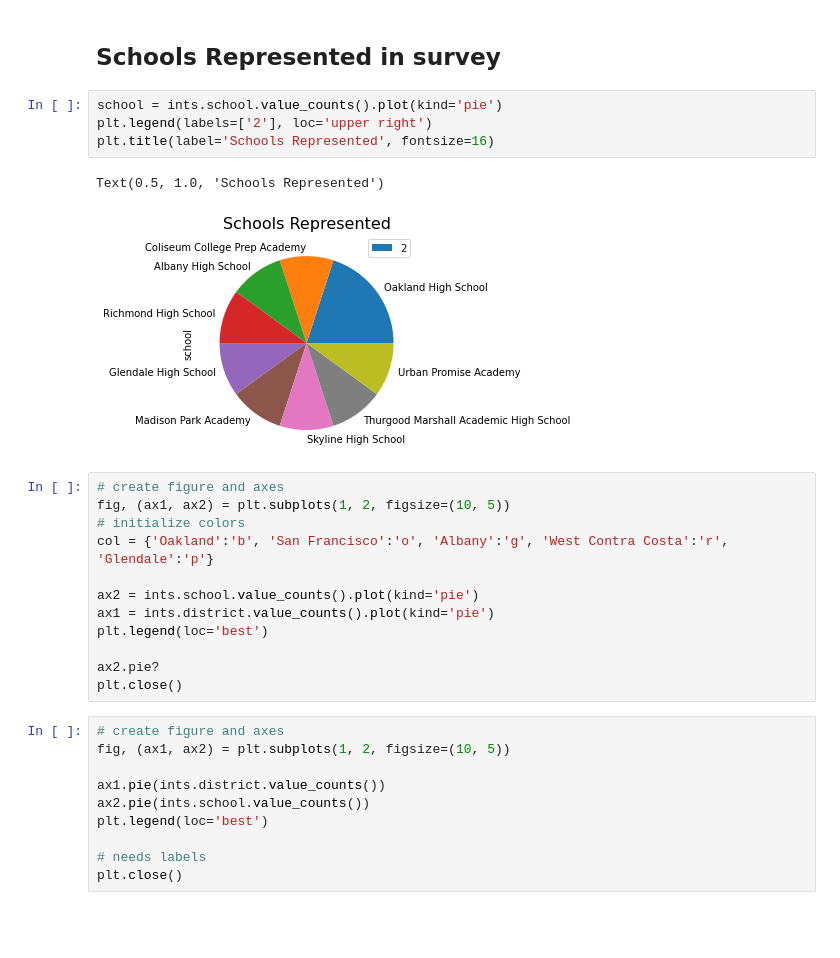
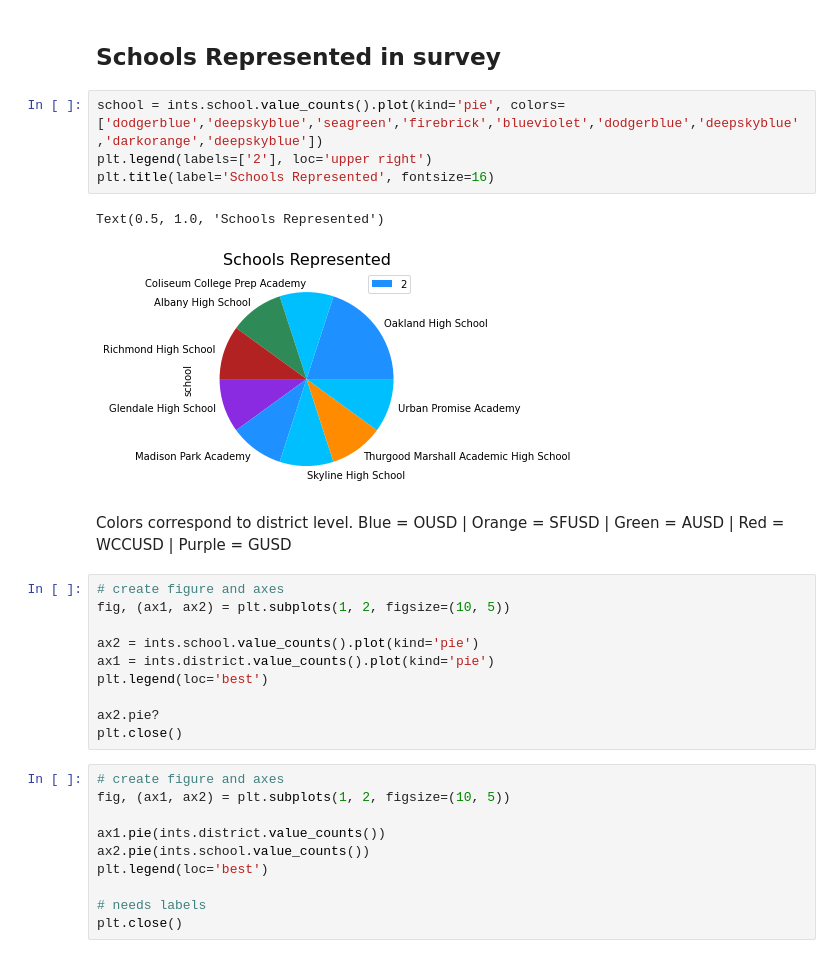
Before and after one commit to bukanif/CYPLAN255-1, a Jupyter notebook: CA_CSP/Interest.ipynb, the cells around one changed output. Drawn from its saved outputs; the diff is of its cells as text; blank space fills up the shorter version.

```diff
--- a/CA_CSP/Interest.ipynb
+++ b/CA_CSP/Interest.ipynb
@@ -39,17 +44,17 @@ Text(0.5, 1.0, 'Districts Represented')
 # %% [markdown]
 ## Schools Represented in survey
 # %%
-school = ints.school.value_counts().plot(kind='pie')
+school = ints.school.value_counts().plot(kind='pie', colors=['dodgerblue','deepskyblue','seagreen','firebrick','blueviolet','dodgerblue','deepskyblue','darkorange','deepskyblue'])
 plt.legend(labels=['2'], loc='upper right')
 plt.title(label='Schools Represented', fontsize=16)
 # %% [output]
 Text(0.5, 1.0, 'Schools Represented')
-[figure, old version]
+[figure, new version]
+# %% [markdown]
+Colors correspond to district level. Blue = OUSD | Orange = SFUSD | Green = AUSD | Red = WCCUSD | Purple = GUSD
 # %%
 # create figure and axes
 fig, (ax1, ax2) = plt.subplots(1, 2, figsize=(10, 5))
-# initialize colors
-col = {'Oakland':'b', 'San Francisco':'o', 'Albany':'g', 'West Contra Costa':'r', 'Glendale':'p'}
 
 ax2 = ints.school.value_counts().plot(kind='pie')
 ax1 = ints.district.value_counts().plot(kind='pie')
```
Also changed, not shown: parts of 15 cells of this notebook.
